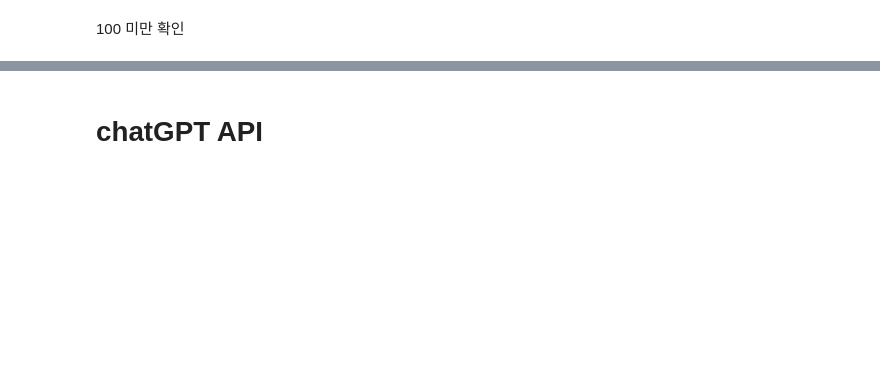
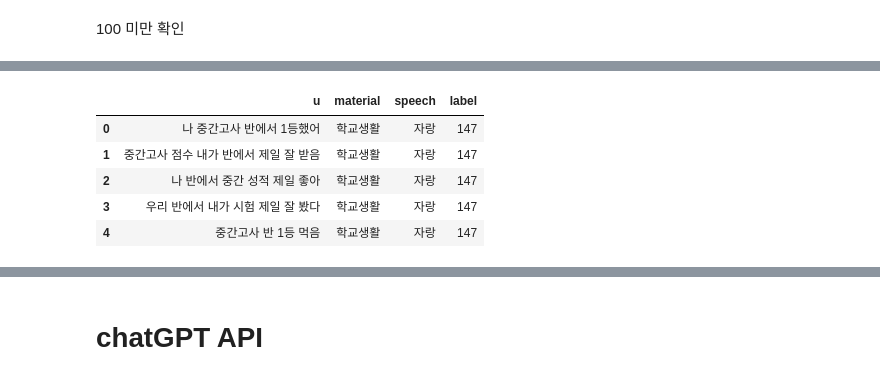
Before and after one commit to textnetkr/MemeProject, a Jupyter notebook: src/pytorch/augmentation/3.chatGPT.ipynb, the cells around one changed output, grey strips where cells are left out. Saved outputs shown, nothing was run; the diff lists cells and outputs as text; code cells hidden in the pictures; blank space fills up the shorter version.

```diff
--- a/src/pytorch/augmentation/3.chatGPT.ipynb
+++ b/src/pytorch/augmentation/3.chatGPT.ipynb
@@ -76 +119,10 @@ df_temp.shape
+# %%
+df_temp.head()
+# %% [output]
+|  | u | material | speech | label |
+| 0 | 나 중간고사 반에서 1등했어 | 학교생활 | 자랑 | 147 |
+| 1 | 중간고사 점수 내가 반에서 제일 잘 받음 | 학교생활 | 자랑 | 147 |
+| 2 | 나 반에서 중간 성적 제일 좋아 | 학교생활 | 자랑 | 147 |
+| 3 | 우리 반에서 내가 시험 제일 잘 봤다 | 학교생활 | 자랑 | 147 |
+| 4 | 중간고사 반 1등 먹음 | 학교생활 | 자랑 | 147 |
 # %%
```
Also changed, not shown: parts of 32 cells of this notebook, 27 other files.
